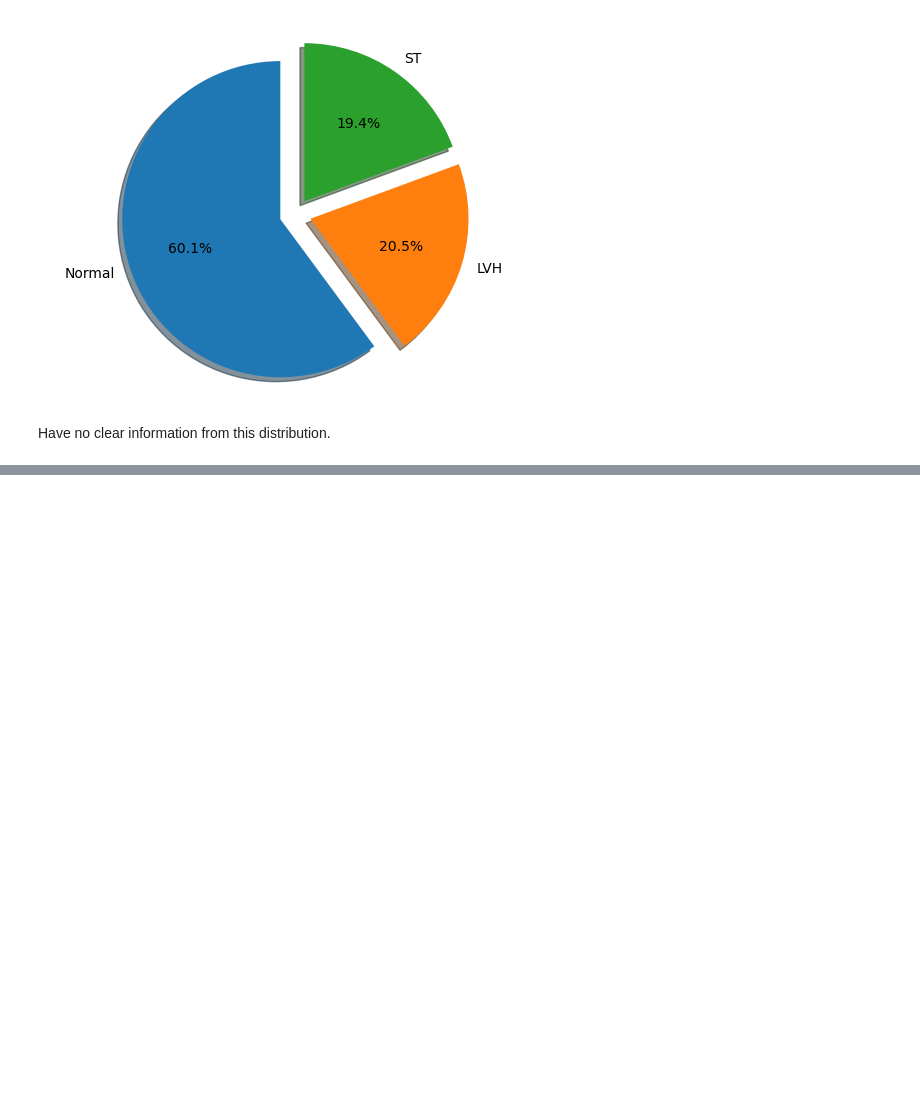
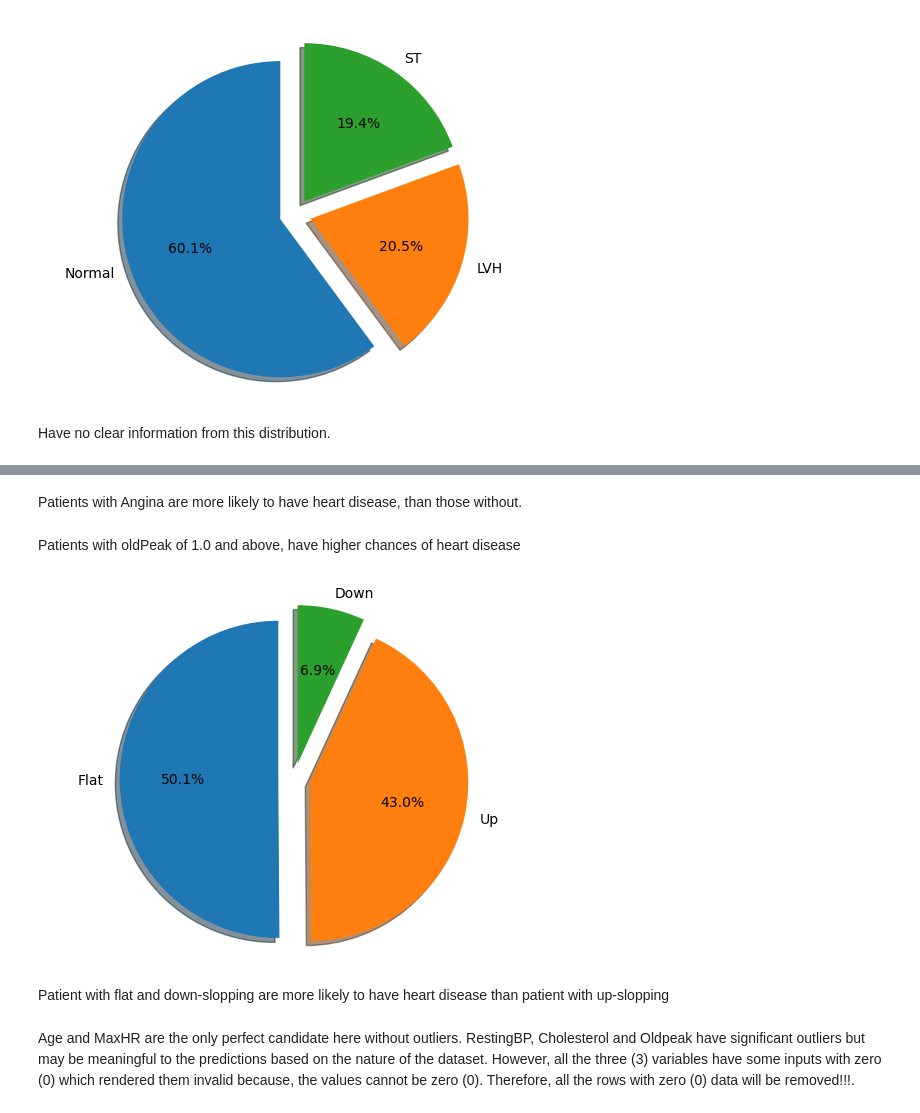
Before and after one commit to elsunais6167/heart_disease_prediction, a Jupyter notebook: alogrithms.ipynb, the cells around one changed output, grey strips where cells are left out. Saved outputs shown, nothing was run; the diff lists cells and outputs as text; code cells hidden in the pictures; blank space fills up the shorter version.

```diff
--- a/alogrithms.ipynb
+++ b/alogrithms.ipynb
@@ -287,0 +306,2 @@ mhr_hds.show()
+# %% [markdown]
+Patients with Angina are more likely to have heart disease, than those without.
@@ -287,0 +325,15 @@ mhr_hds.show()
+# %% [markdown]
+Patients with oldPeak of 1.0 and above, have higher chances of heart disease
+# %%
+#percentage distrubtion of ST_Slope
+
+sts_counts = data['ST_Slope'].value_counts()
+labels = 'Flat', 'Up', 'Down'
+explode = (0.1,0.1,0.1)
+
+ax = plt.subplot()
+ax.pie(sts_counts, explode=explode, labels=labels, autopct='%1.1f%%', shadow=True, startangle=90)
+ax.axis('equal')
+plt.show()
+# %% [output]
+[figure, added]
@@ -287,0 +349,2 @@ mhr_hds.show()
+# %% [markdown]
+Patient with flat and down-slopping are more likely to have heart disease than patient with up-slopping
@@ -287,0 +359,2 @@ mhr_hds.show()
+# %% [markdown]
+Age and MaxHR are the only perfect candidate here without outliers. RestingBP, Cholesterol and Oldpeak have significant outliers but may be meaningful to the predictions based on the nature of the dataset. However, all the three (3) variables have some inputs with zero (0) which rendered them invalid because, the values cannot be zero (0). Therefore, all the rows with zero (0) data will be removed!!!.
```
Also changed, not shown: parts of 7 cells of this notebook.
